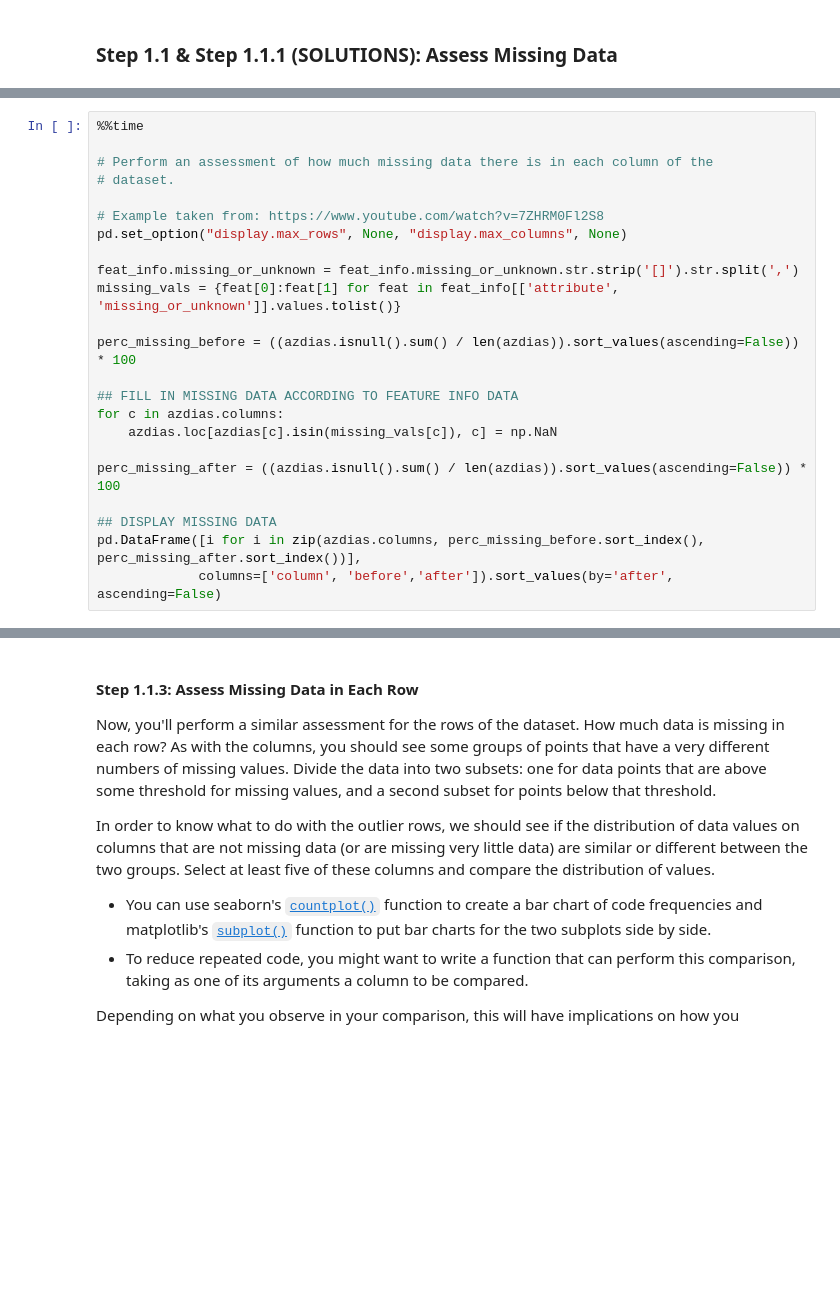
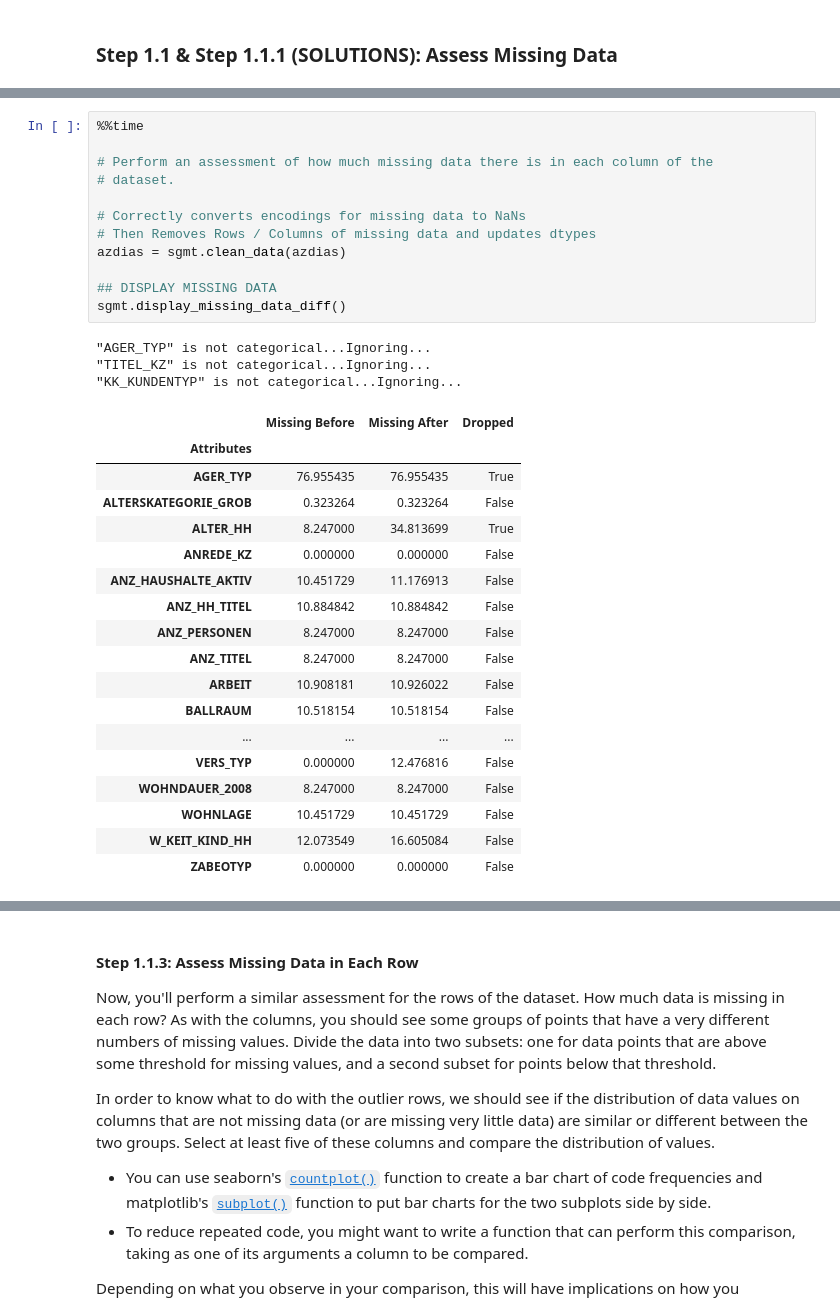
Before and after one commit to jmnickerson05/udacity_identify_customer_segments, a Jupyter notebook: Identify_Customer_Segments.ipynb, the cells around one changed output, grey strips where cells are left out. Drawn from its saved outputs; the diff is of its cells as text; blank space fills up the shorter version.

```diff
--- a/Identify_Customer_Segments.ipynb
+++ b/Identify_Customer_Segments.ipynb
@@ -134,23 +257,0 @@ Wall time: 33.9 µs
-# %%
-%%time
-
-# Perform an assessment of how much missing data there is in each column of the
-# dataset.
-
-# Example taken from: https://www.youtube.com/watch?v=7ZHRM0Fl2S8
-pd.set_option("display.max_rows", None, "display.max_columns", None)
-
-feat_info.missing_or_unknown = feat_info.missing_or_unknown.str.strip('[]').str.split(',')
-missing_vals = {feat[0]:feat[1] for feat in feat_info[['attribute', 'missing_or_unknown']].values.tolist()}
-
-perc_missing_before = ((azdias.isnull().sum() / len(azdias)).sort_values(ascending=False)) * 100
-
-## FILL IN MISSING DATA ACCORDING TO FEATURE INFO DATA
-for c in azdias.columns:
-    azdias.loc[azdias[c].isin(missing_vals[c]), c] = np.NaN
-
-perc_missing_after = ((azdias.isnull().sum() / len(azdias)).sort_values(ascending=False)) * 100
-
-## DISPLAY MISSING DATA
-pd.DataFrame([i for i in zip(azdias.columns, perc_missing_before.sort_index(), perc_missing_after.sort_index())],
-             columns=['column', 'before','after']).sort_values(by='after', ascending=False)
@@ -178,0 +258,34 @@ IndexError: index 3 is out of bounds for axis 0 with size 3
+# %%
+%%time
+
+# Perform an assessment of how much missing data there is in each column of the
+# dataset.
+
+# Correctly converts encodings for missing data to NaNs
+# Then Removes Rows / Columns of missing data and updates dtypes
+azdias = sgmt.clean_data(azdias)
+
+## DISPLAY MISSING DATA
+sgmt.display_missing_data_diff()
+# %% [output]
+"AGER_TYP" is not categorical...Ignoring...
+"TITEL_KZ" is not categorical...Ignoring...
+"KK_KUNDENTYP" is not categorical...Ignoring...
+|  | Missing Before | Missing After | Dropped |
+| Attributes |  |  |  |
+| AGER_TYP | 76.955435 | 76.955435 | True |
+| ALTERSKATEGORIE_GROB | 0.323264 | 0.323264 | False |
+| ALTER_HH | 8.247000 | 34.813699 | True |
+| ANREDE_KZ | 0.000000 | 0.000000 | False |
+| ANZ_HAUSHALTE_AKTIV | 10.451729 | 11.176913 | False |
+| ANZ_HH_TITEL | 10.884842 | 10.884842 | False |
+| ANZ_PERSONEN | 8.247000 | 8.247000 | False |
+| ANZ_TITEL | 8.247000 | 8.247000 | False |
+| ARBEIT | 10.908181 | 10.926022 | False |
+| BALLRAUM | 10.518154 | 10.518154 | False |
+| ... | ... | ... | ... |
+| VERS_TYP | 0.000000 | 12.476816 | False |
+| WOHNDAUER_2008 | 8.247000 | 8.247000 | False |
+| WOHNLAGE | 10.451729 | 10.451729 | False |
+| W_KEIT_KIND_HH | 12.073549 | 16.605084 | False |
+| ZABEOTYP | 0.000000 | 0.000000 | False |
```
Also changed, not shown: parts of 30 cells of this notebook, 1 other file.
